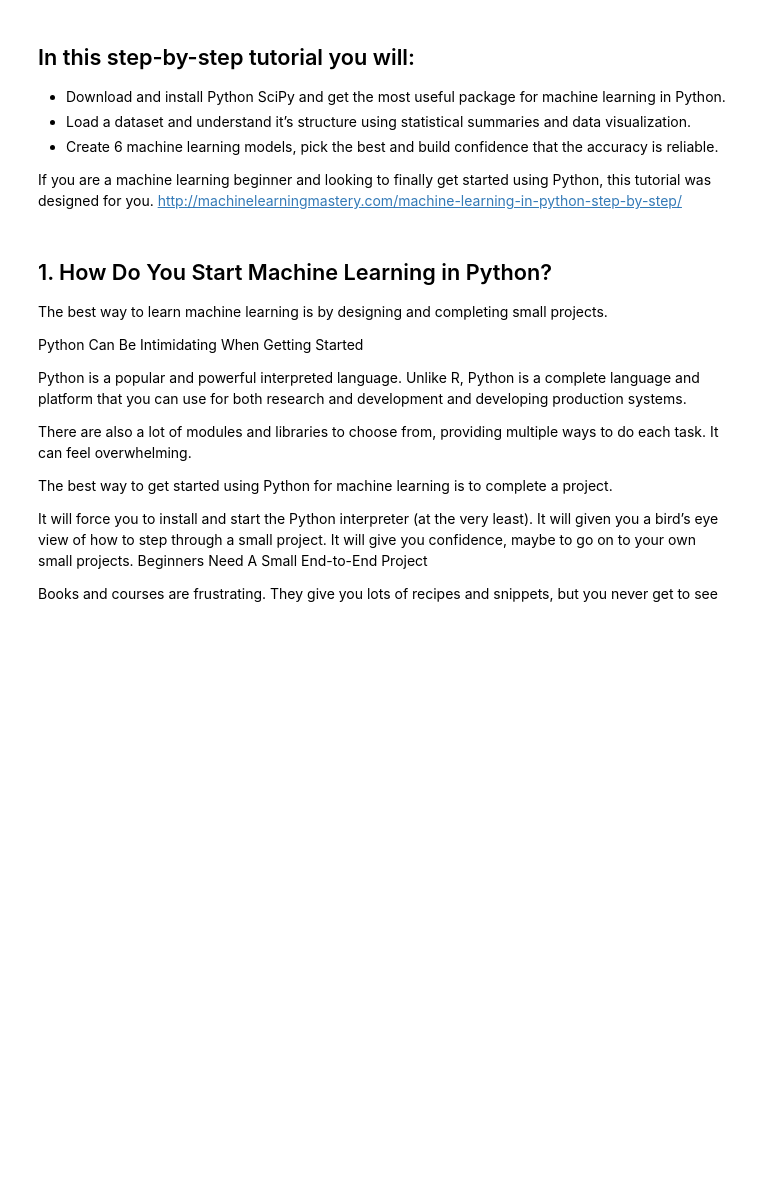
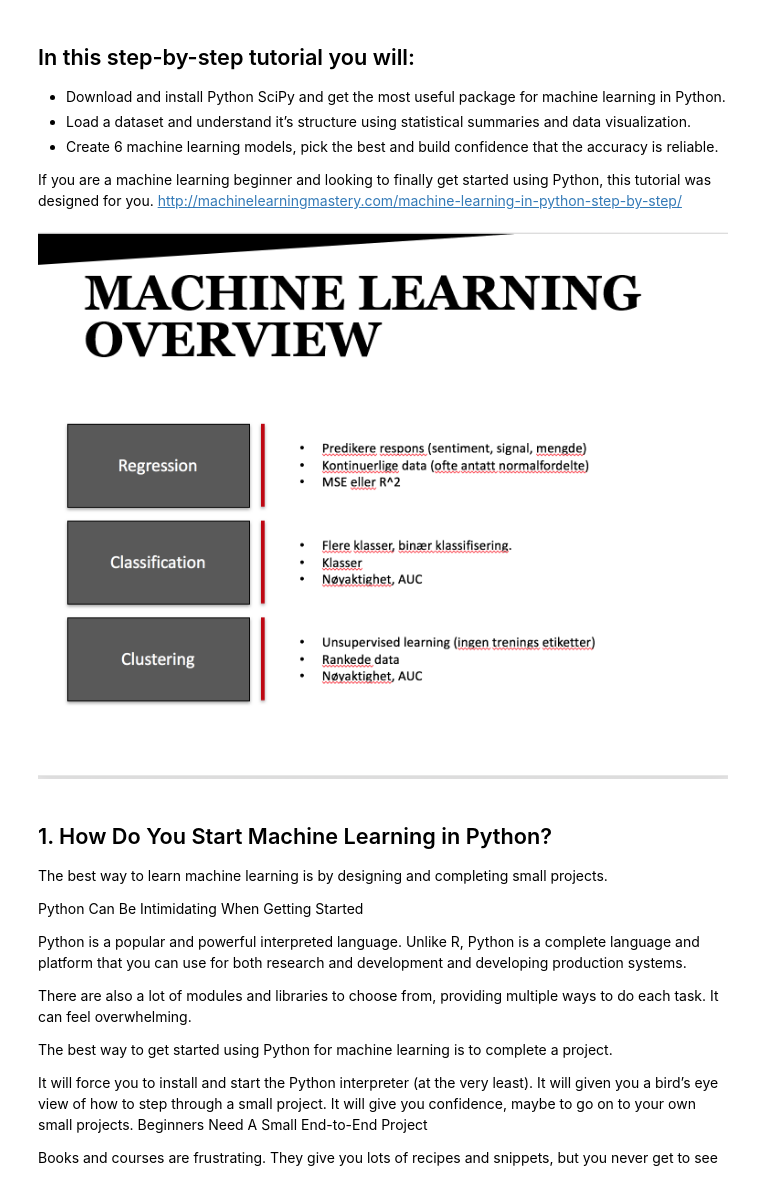
Before and after one commit to SherpaConsulting/fagkveld_ml, a Jupyter notebook: fagkveld.ipynb, the cells around one changed output. Saved outputs shown, nothing was run; the diff lists cells and outputs as text; code cells hidden in the pictures; blank space fills up the shorter version.

```diff
--- a/fagkveld.ipynb
+++ b/fagkveld.ipynb
@@ -10,3 +12,8 @@ http://machinelearningmastery.com/machine-learning-in-python-step-by-step/
+# %%
+from IPython.display import Image
+Image("ML.png")
+# %% [output]
+[figure, added]
 # %% [markdown]
 ## 1. How Do You Start Machine Learning in Python?
 
```
Also changed, not shown: parts of 6 cells of this notebook, 1 other file.
